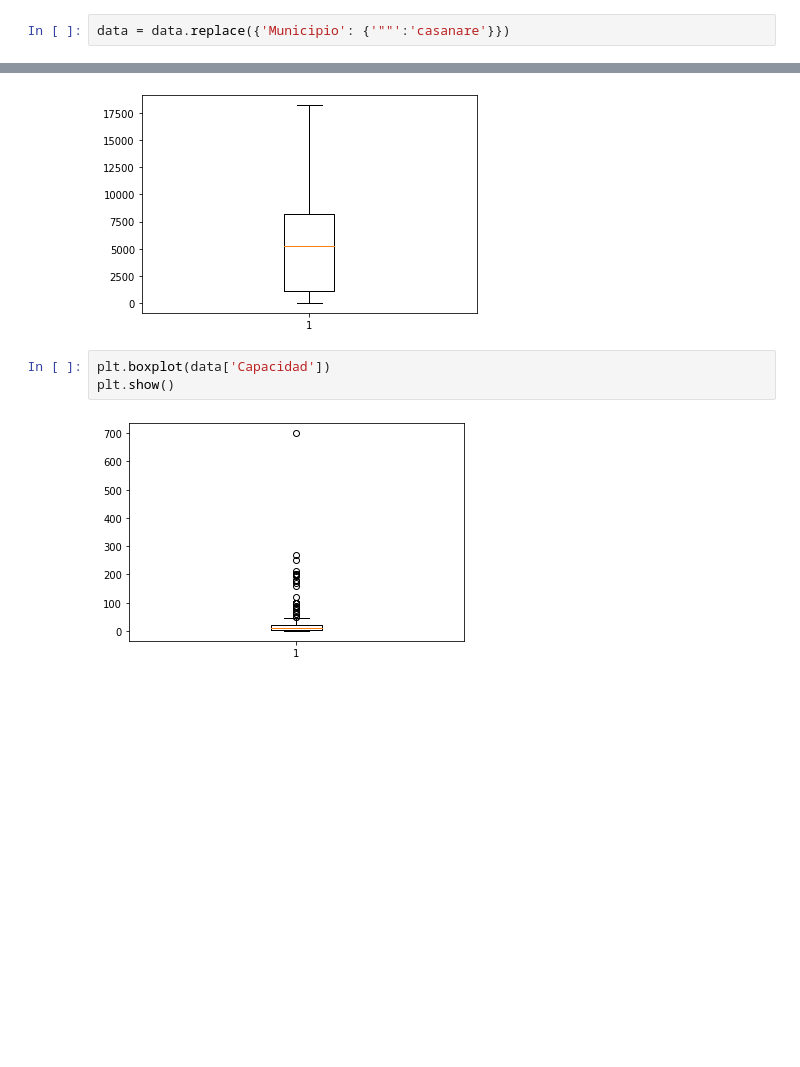
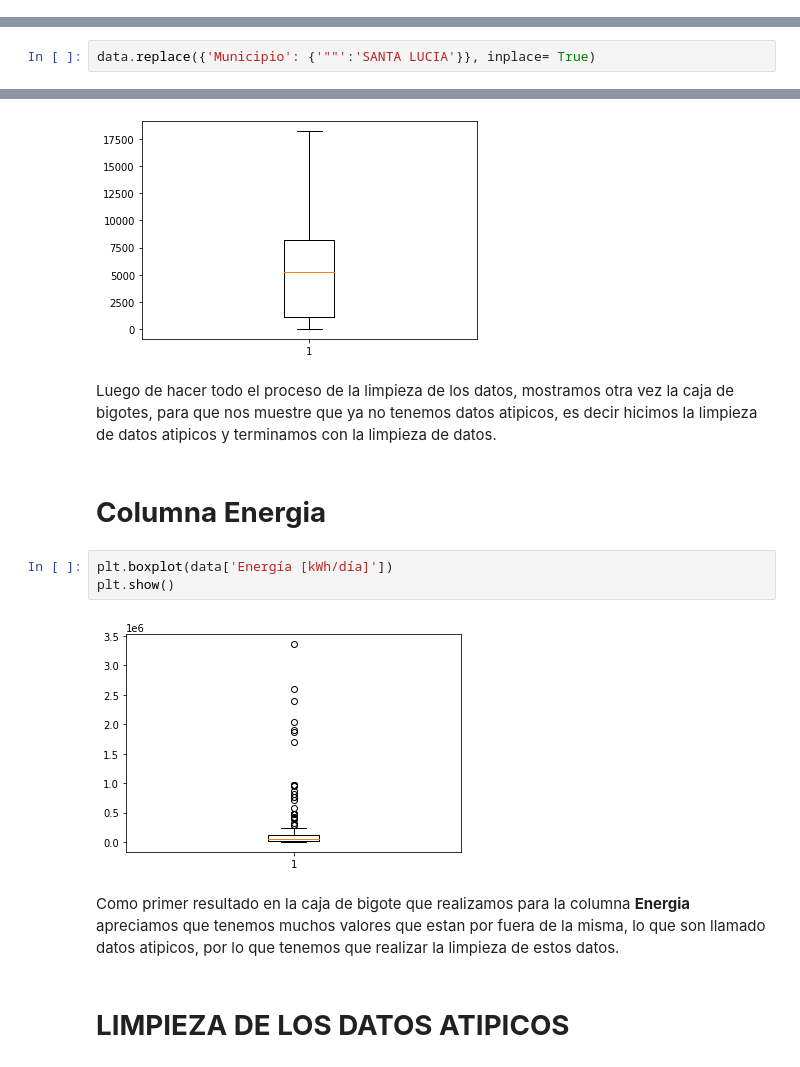
Before and after one commit to Zackperez/Parcial-1---Miner-a-de-datos, a Jupyter notebook: Parcial.ipynb, the cells around one changed output, grey strips where cells are left out. Saved outputs shown, nothing was run; the diff lists cells and outputs as text; blank space fills up the shorter version.

```diff
--- a/Parcial.ipynb
+++ b/Parcial.ipynb
@@ -318,2 +368,0 @@ array(['URIBIA', 'YUMBO', 'SANTA ROSA', 'EL PASO', 'CASTILLA LA NUEVA',
-# %%
-data = data.replace({'Municipio': {'""':'casanare'}})
@@ -322,2 +369,4 @@ SyntaxError: ignored
 # %% [markdown]
 Podemos observar que al igual que en la columna **Departamento** al realizar el metodo unique en la columna **Municipio** esta nos muestra los resultados de los nombres de estos como por ejemplo: **URIBIA**, **MANATÍ**, **SOLEDAD** entre otros.
+# %%
+data.replace({'Municipio': {'""':'SANTA LUCIA'}}, inplace= True)
@@ -718,8 +889,16 @@ plt.boxplot(x = sin_outliers_2['Usuarios'])
 plt.show("Usuarios")
 # %% [output]
 [figure]
+# %% [markdown]
+Luego de hacer todo el proceso de la limpieza de los datos, mostramos otra vez la caja de bigotes, para que nos muestre que ya no tenemos datos atipicos, es decir hicimos la limpieza de datos atipicos y  terminamos con la limpieza de datos.
+# %% [markdown]
+ # **Columna Energia**
 # %%
-plt.boxplot(data['Capacidad'])
+plt.boxplot(data['Energía [kWh/día]'])
 plt.show()
 # %% [output]
-[figure, old version]
+[figure, new version]
+# %% [markdown]
+Como primer resultado en la caja de bigote que realizamos para la columna **Energia** apreciamos que tenemos muchos valores que estan por fuera de la misma, lo que son llamado datos atipicos, por lo que tenemos que realizar la limpieza de estos datos.
+# %% [markdown]
+#  **LIMPIEZA DE LOS DATOS ATIPICOS**
```
Also changed, not shown: parts of 113 cells of this notebook.
